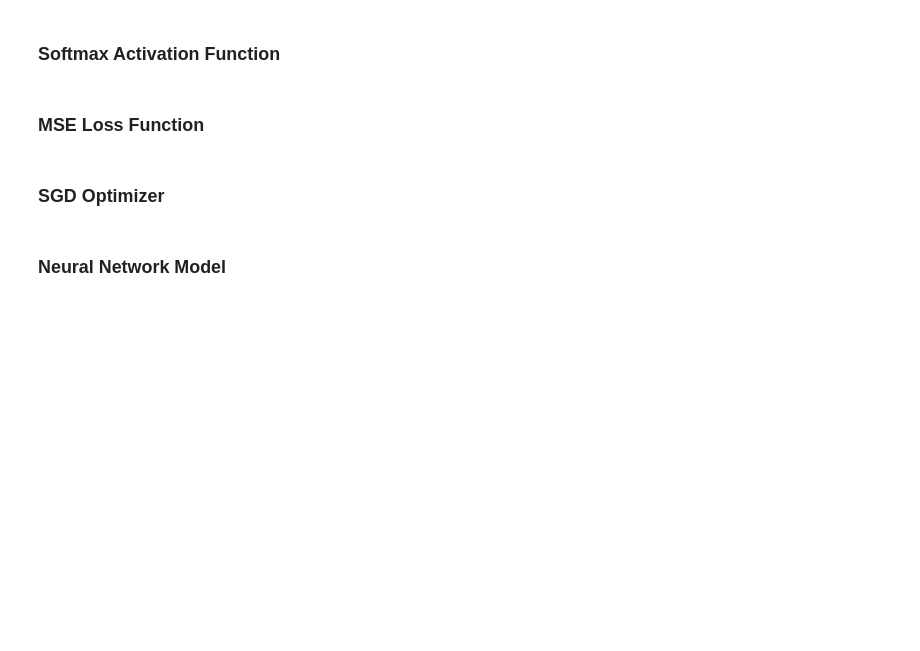
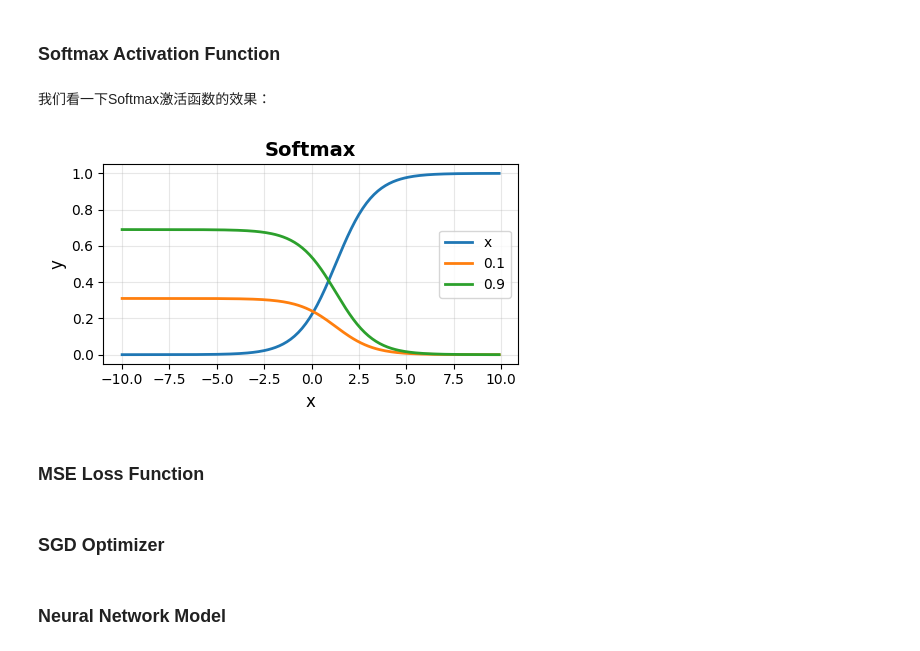
Before and after one commit to teenytinynn/from-neuron-to-chat, a Jupyter notebook: neural-networks/03-convolutional-neural-network/04-tanh-sigmoid-softmax.ipynb, the cells around one changed output. Drawn from its saved outputs; the diff is of its cells as text; code cells hidden in the pictures; blank space fills up the shorter version.

```diff
--- a/neural-networks/03-convolutional-neural-network/04-tanh-sigmoid-softmax.ipynb
+++ b/neural-networks/03-convolutional-neural-network/04-tanh-sigmoid-softmax.ipynb
@@ -352,6 +383,22 @@ class Softmax(Layer):
 
     def __str__(self):
         return f'Softmax[]'
+# %% [markdown]
+我们看一下Softmax激活函数的效果：
+# %%
+softmax = Softmax()
+x_range = np.arange(-10, 10, 0.1)
+plt.figure(figsize=(5, 3))
+plt.plot(x_range, [softmax(Tensor([x,0.1,0.9])).data for x in x_range], linewidth=2)
+plt.xlabel('x', fontsize=12)
+plt.ylabel('y', fontsize=12)
+plt.title('Softmax', fontsize=14, fontweight='bold')
+plt.grid(True, alpha=0.3)
+plt.tight_layout()
+plt.legend(['x', '0.1', '0.9'])
+plt.show()
+# %% [output]
+[figure, added]
 # %% [markdown]
 ### MSE Loss Function
 # %%
```
Also changed, not shown: parts of 9 cells of this notebook, 13 other files.
